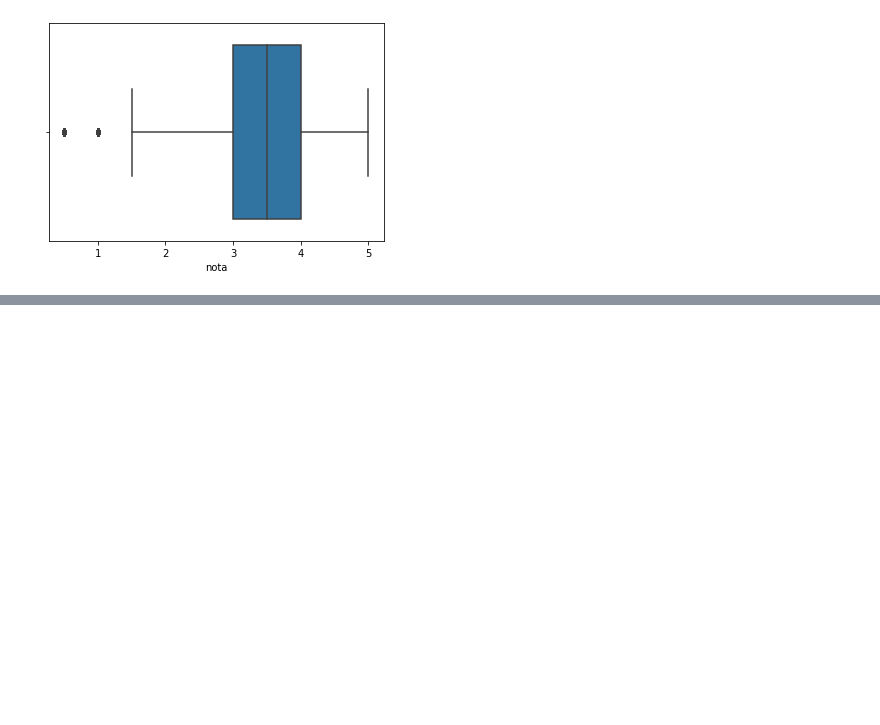
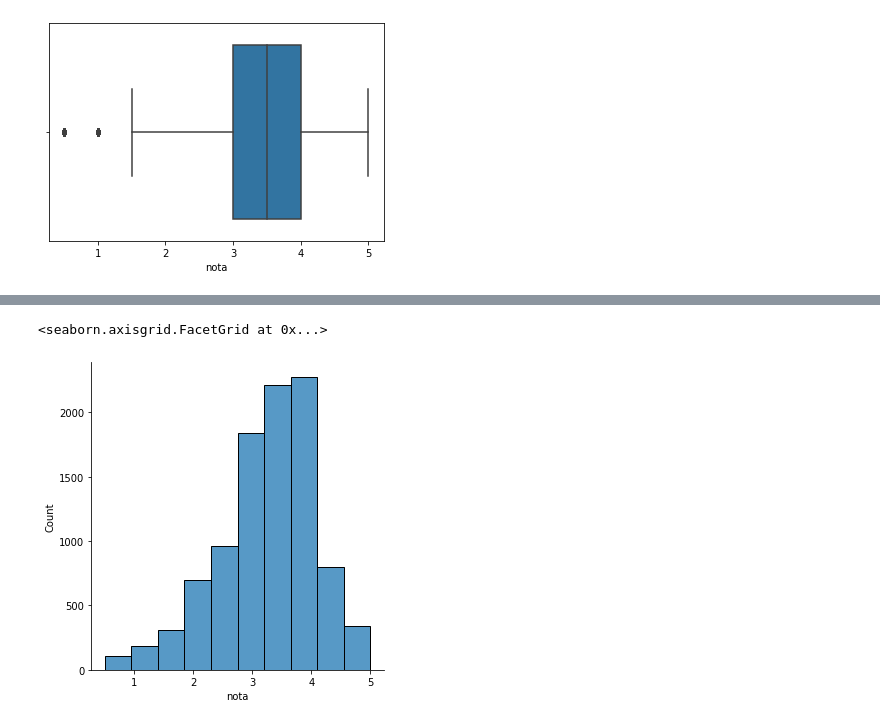
Before and after one commit to BrunaMello/Data-Science-Primeiros-Passos, a Jupyter notebook: Introducao a Data Science.ipynb, the cells around one changed output, grey strips where cells are left out. Drawn from its saved outputs; the diff is of its cells as text; code cells hidden in the pictures; blank space fills up the shorter version.

```diff
--- a/Introducao a Data Science.ipynb
+++ b/Introducao a Data Science.ipynb
@@ -70,0 +126,5 @@ sns.boxplot(notas.nota)
+# %%
+sns.displot(media_por_filme, bins=10)
+# %% [output]
+<seaborn.axisgrid.FacetGrid at 0x...>
+[figure, added]
```
Also changed, not shown: parts of 9 cells of this notebook.
